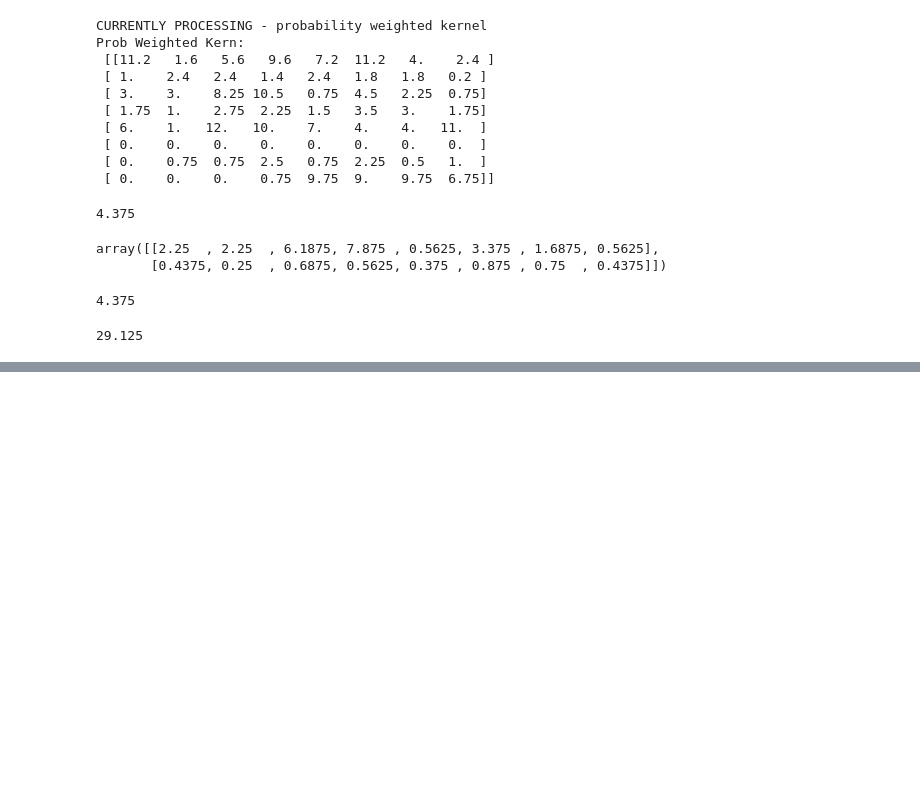
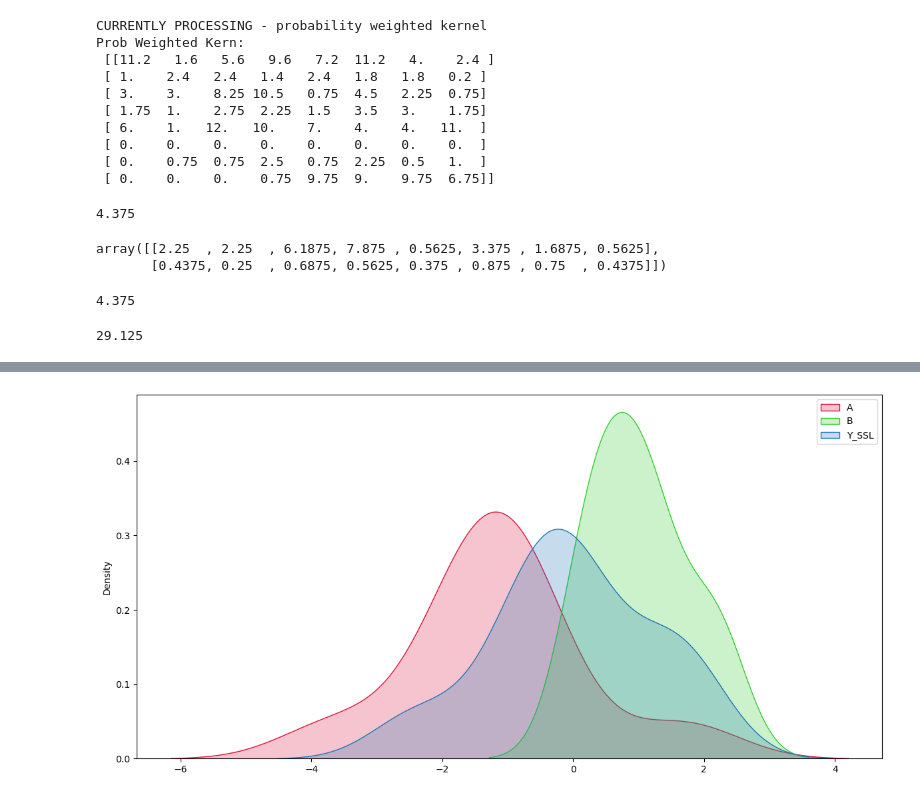
Before and after one commit to KataTech/OTFactorDiscovery, a Jupyter notebook: kai/test.ipynb, the cells around one changed output, grey strips where cells are left out. Cells and saved outputs as stored; diff of their text form; code cells hidden in the pictures; blank space fills up the shorter version.

```diff
--- a/kai/test.ipynb
+++ b/kai/test.ipynb
@@ -210,0 +198,4 @@ FINAL: Gradient norm = 22.677386414601923 at iteration 5000
+# %%
+run_experiment(0.5)
+# %% [output]
+[figure, added]
```
Also changed, not shown: parts of 13 cells of this notebook, 1 other file.
